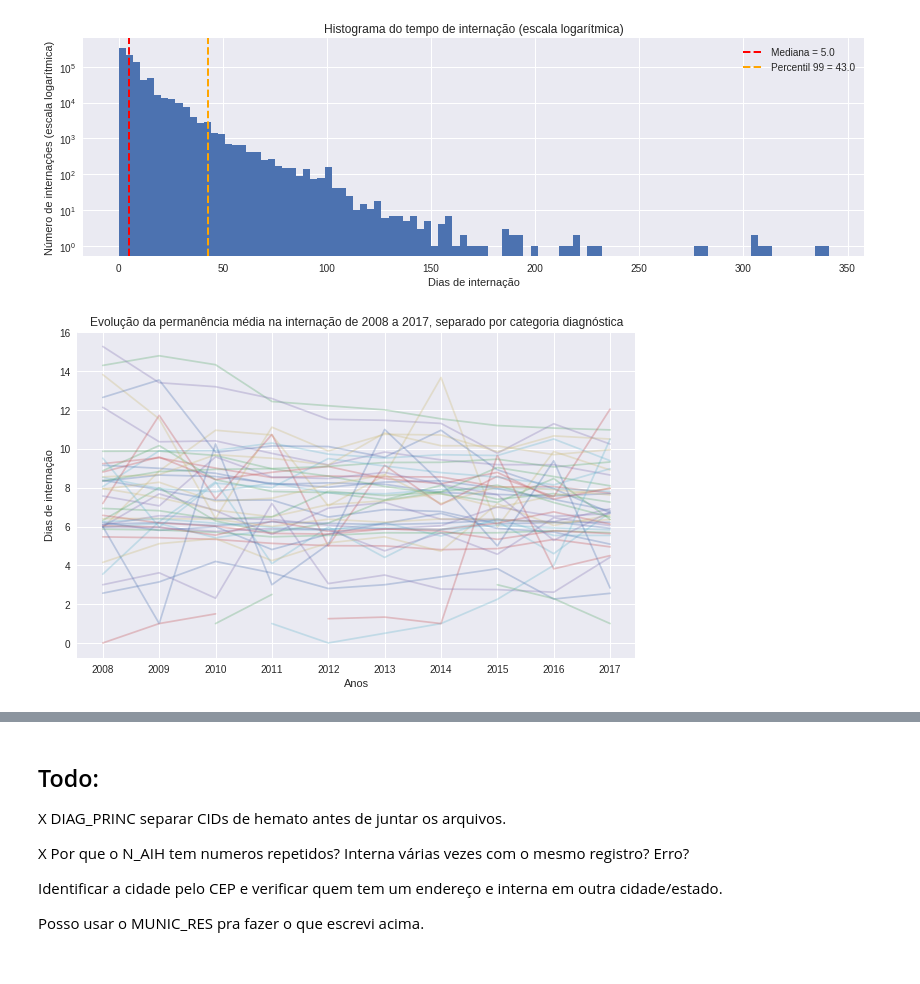
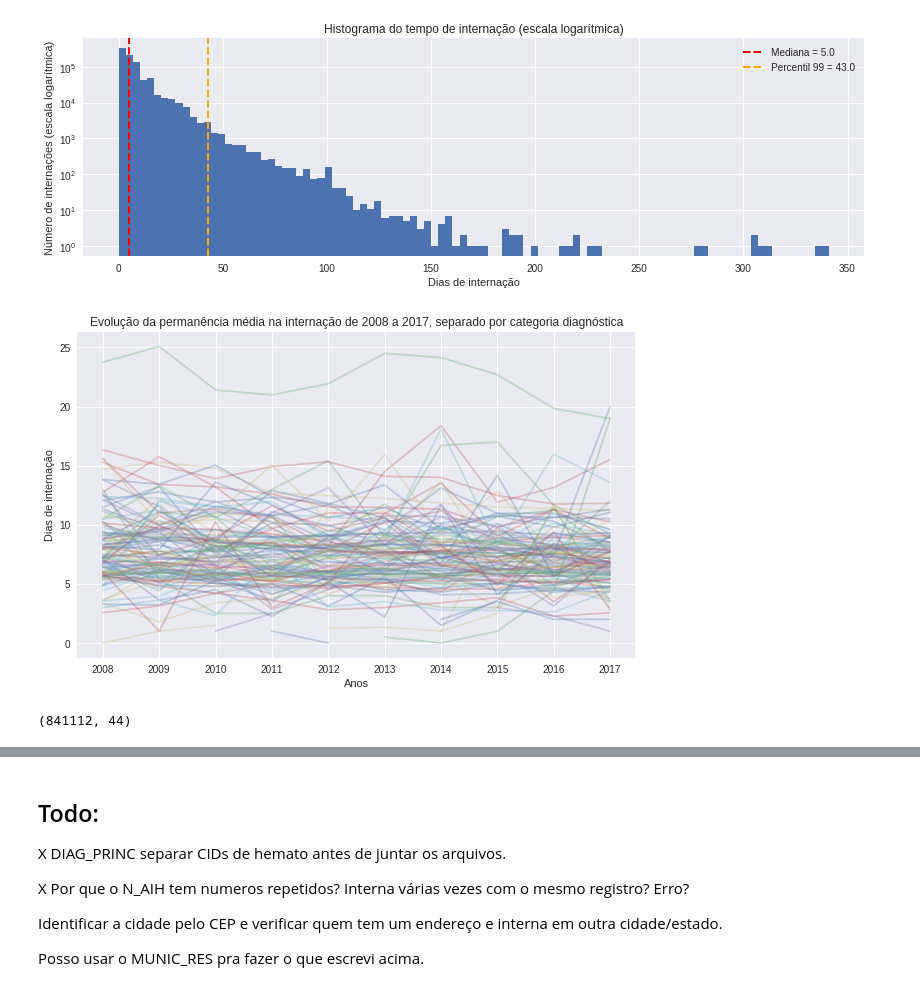
Before and after one commit to gbletsch/hematologic_hospitalizations_brazil, a Jupyter notebook: tcc.ipynb, the cells around one changed output, grey strips where cells are left out. Saved outputs shown, nothing was run; the diff lists cells and outputs as text; code cells hidden in the pictures.

Commit message:
Make more maps, drop some columns, deal with nan and start some ML.

```diff
--- a/tcc.ipynb
+++ b/tcc.ipynb
@@ -20,0 +11,12 @@ Wall time: 23.5 s
+# %%
+%%time
+hemato = make_all_dataset(force_download='no')
+
+# só apagar linhas abaixo após proximo force 'soft'
+hemato['ETNIA'] = hemato.ETNIA.fillna('0000')
+hemato.VAL_SH_FED.fillna(0, inplace=True)
+hemato.VAL_SP_FED.fillna(0, inplace=True)
+hemato.VAL_SH_GES.fillna(0, inplace=True)
+hemato.VAL_SP_GES.fillna(0, inplace=True)
+hemato.drop(['VAL_UCI', 'MARCA_UCI', 'CNPJ_MANT', 'CGC_HOSP', 'DIAG_SECUN',
+             'CID_ASSO', 'CID_MORTE'], axis=1, inplace=True)
@@ -208,13 +259,13 @@ plt.show()
 # %% [output]
 [figure]
 # %%
-pivoted = hemato.pivot_table('DIAS_PERM', columns='DIAG_PRINC_CAT', index='ANO_CMPT', aggfunc='mean')
+pivoted = hemato.pivot_table('DIAS_PERM', columns='DIAG_PRINC', index='ANO_CMPT', aggfunc='mean')
 
 pivoted.plot(alpha=.3, legend=False, figsize=(10, 6))
 plt.xlabel('Anos')
 plt.xticks(np.arange(10), pivoted.index)
 plt.title('Evolução da permanência média na internação de 2008 a 2017, separado por categoria diagnóstica')
 plt.ylabel('Dias de internação')
 plt.show()
 # %% [output]
-[figure, old version]
+[figure, new version]
@@ -220,0 +285,4 @@ plt.show()
+# %%
+X.shape
+# %% [output]
+(841112, 44)
```
Also changed, not shown: parts of 14 cells of this notebook, 1 other file.
